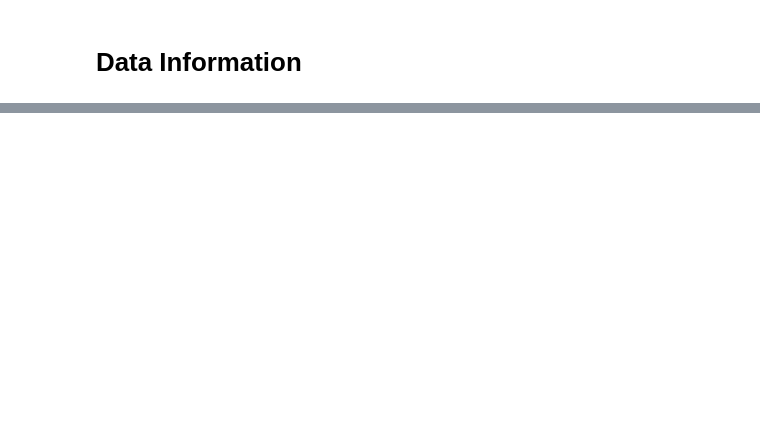
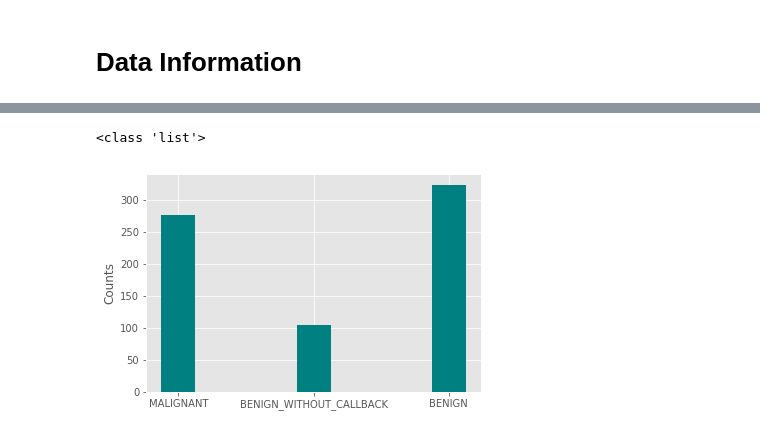
Before and after one commit to erh94/DetectionofBreastCancerUsingDL, a Jupyter notebook: testing/Untitled.ipynb, the cells around one changed output, grey strips where cells are left out. Cells and saved outputs as stored; diff of their text form; code cells hidden in the pictures; blank space fills up the shorter version.

```diff
--- a/testing/Untitled.ipynb
+++ b/testing/Untitled.ipynb
@@ -21,0 +90,15 @@ train_df = createTrainFrame('/home/himanshu')
+# %%
+from collections import Counter
+classes = list(train_df['pathology'])
+print(type(classes))
+# print(classes)
+letter_counts = Counter(classes)
+plt.style.use('ggplot')
+values=list(letter_counts.values())
+keys=list(letter_counts.keys())
+plt.bar(keys,values,width=0.25,color="teal")
+plt.ylabel('Counts')
+plt.savefig('classes.png',dpi=300, bbox_inches='tight')
+# %% [output]
+<class 'list'>
+[figure, added]
```
Also changed, not shown: parts of 15 cells of this notebook, 4 other files.
